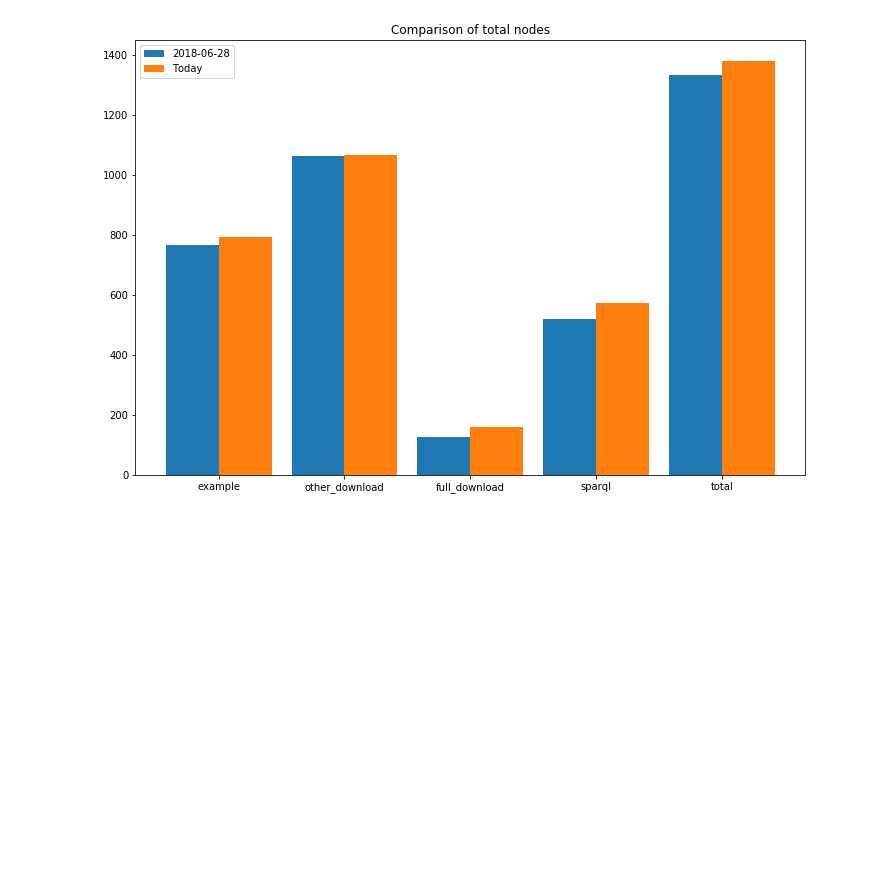
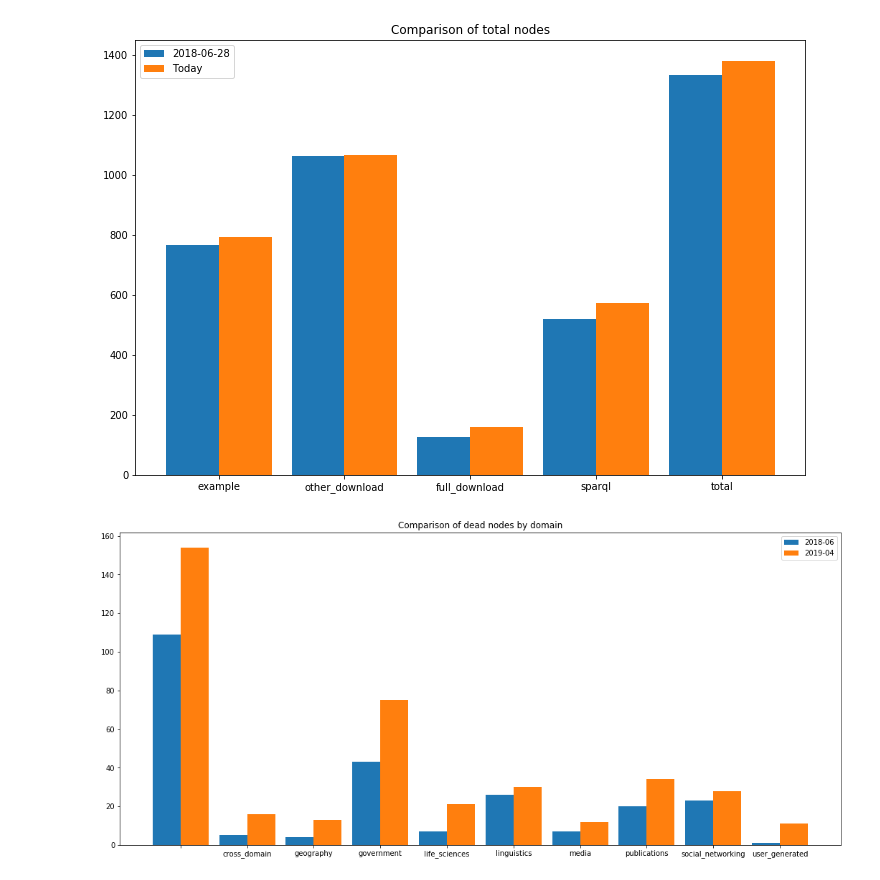
Before and after one commit to nicofunke/lod-cloud-analysis, a Jupyter notebook: lod-analysis.ipynb, the cells around one changed output. Drawn from its saved outputs; the diff is of its cells as text; code cells hidden in the pictures; blank space fills up the shorter version.

Commit message:
new graphs

```diff
--- a/lod-analysis.ipynb
+++ b/lod-analysis.ipynb
@@ -81,6 +81,7 @@ def extendAttributes(pdData):
     pdData['other_download_alive'] = [ not ( not x or "FAIL" in x[0]['status']) for x in pdData['other_download'] ]
     pdData['example_alive'] = [ not ( not x or "FAIL" in x[0]['status']) for x in pdData['example']]
     pdData['alive'] = pdData.apply(lambda row: row['example_alive'] or row['other_download_alive'] or row['full_download_alive'] or row['sparql_alive'], axis=1)
+    pdData['dead'] = pdData['alive'].apply(lambda x: not x)
     return pdData
 
 def tripleStrToInt(x):
@@ -190,7 +191,7 @@ plt.show()
 # Comparison by domain
 # %%
 domainSummary = pdData.groupby(['domain']).sum()
-domainSummary['total_nodes'] = pdData.groupby(['domain']).count()['_id']
+domainSummary['total_nodes'] = pdData.groupby(['domain']).count()['triples']
 # %%
 N = 10
 sources_total = domainSummary['total_nodes'].tolist()
@@ -233,6 +234,8 @@ with open('lod-data/json/lod-data_2018-30-04.json') as file:
 pdData_20180628 = pd.DataFrame.from_dict(dict_20180628).transpose()
 pdData_20180628 = extendAttributes(pdData_20180628)
 summary_20180628 = createSummary(pdData_20180628)
+domainSummary_20180628 = pdData_20180628.groupby(['domain']).sum()
+domainSummary_20180628['total_nodes'] = pdData_20180628.groupby(['domain']).count()['triples']
 
 pdData_20180530 = pd.DataFrame.from_dict(dict_20180530).transpose()
 pdData_20180530 = extendAttributes(pdData_20180530)
@@ -279,3 +282,23 @@ plt.legend(loc='best')
 plt.show()
 # %% [output]
 [figure]
+# %%
+N = 10
+sources_alive_20180628 = domainSummary_20180628['dead'].tolist()
+sources_alive = domainSummary['dead'].tolist()
+ind = np.arange(N)
+width = 0.42
+
+fig1, ax1 = plt.subplots(figsize=(18,8))
+
+ax1.bar(ind, sources_alive_20180628, width, label='2018-06')
+ax1.bar(ind + width, sources_alive, width, label='2019-04')
+
+plt.ylabel('')
+plt.title('Comparison of dead nodes by domain')
+
+plt.xticks(ind + width / 2, domainSummary.index.tolist())
+plt.legend(loc='best')
+plt.show()
+# %% [output]
+[figure, added]
```
Also changed, not shown: parts of 1 cell of this notebook.
